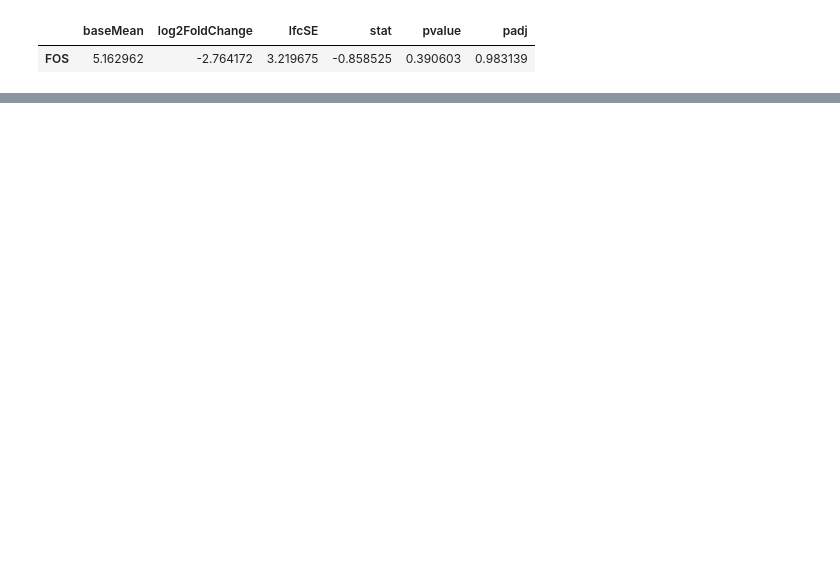
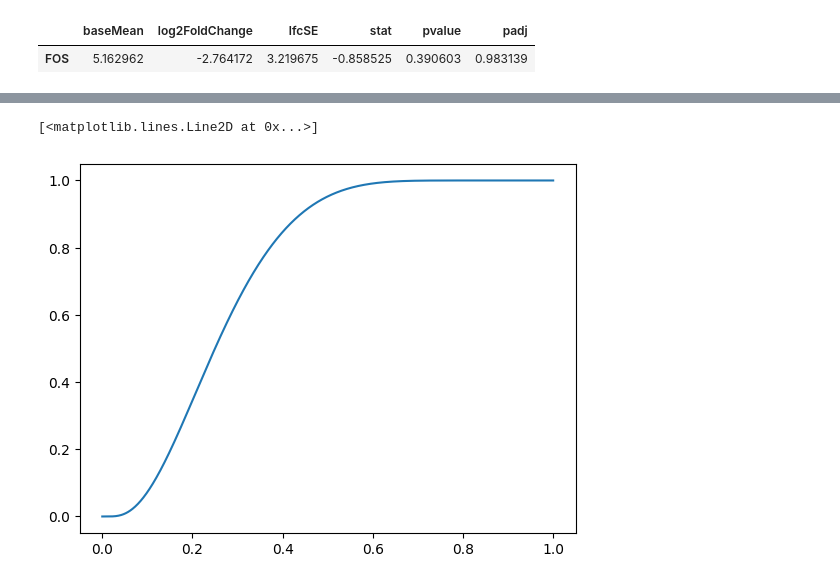
Before and after one commit to yunguan-wang/MisTic-Wanglab, a Jupyter notebook: MisC/temp.ipynb, the cells around one changed output, grey strips where cells are left out. Cells and saved outputs as stored; diff of their text form; code cells hidden in the pictures; blank space fills up the shorter version.

```diff
--- a/MisC/temp.ipynb
+++ b/MisC/temp.ipynb
@@ -152,0 +304,7 @@ stat_res.results_df.loc[['FOS'], :]
+# %%
+x = np.linspace(start=0.0001, stop=0.9999, num=1000)
+y = 1/(1+np.exp(-2*3*(2*x**0.5-1)/(1-(2*x**0.5-1)**2)))
+plt.plot(x,y)
+# %% [output]
+[<matplotlib.lines.Line2D at 0x...>]
+[figure, added]
```
Also changed, not shown: parts of 22 cells of this notebook, 2 other files.
